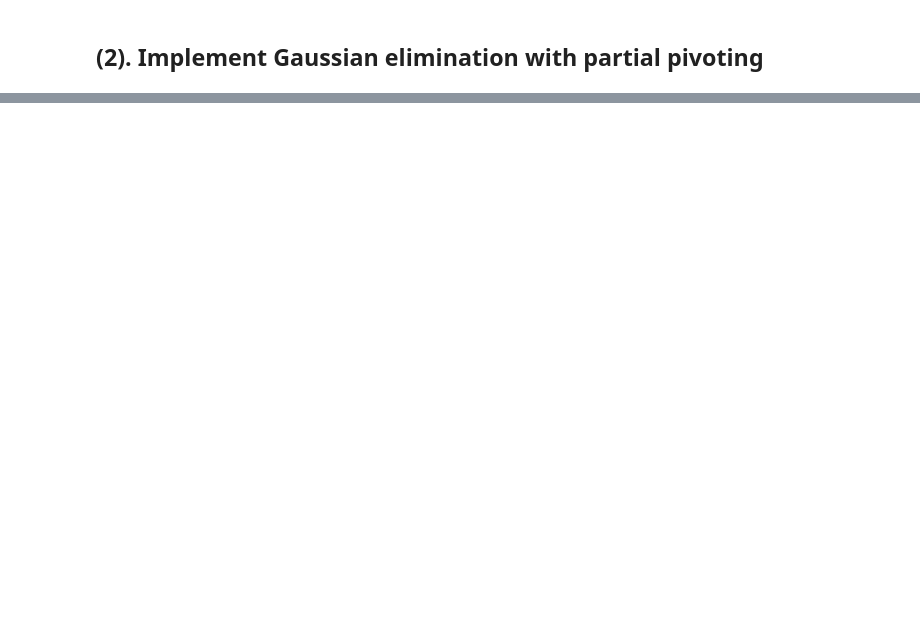
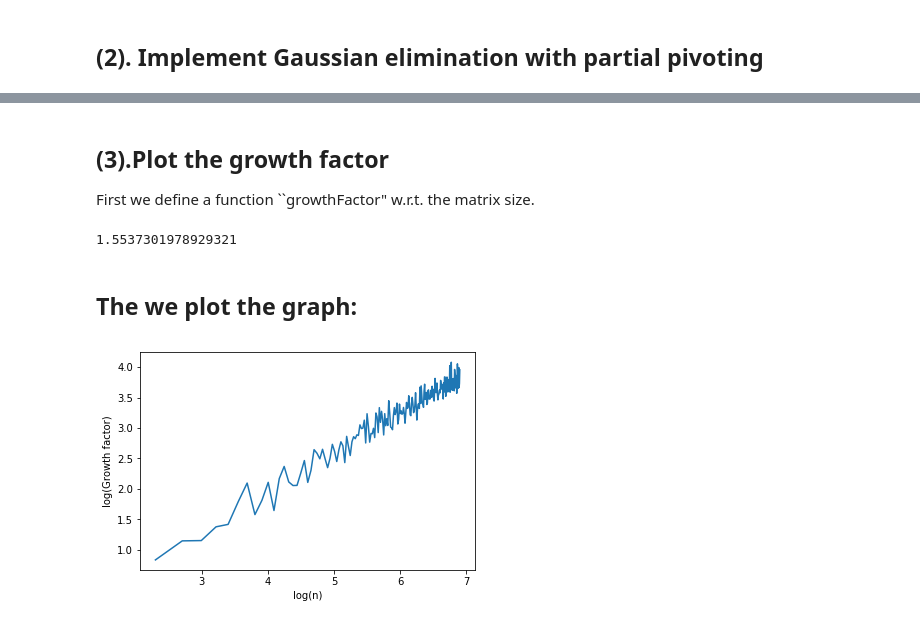
Before and after one commit to ShenshunYao/Math387-Numerical-analysis-Lab-assignment, a Jupyter notebook: Math387 Lab Assignment 2.ipynb, the cells around one changed output, grey strips where cells are left out. Cells and saved outputs as stored; diff of their text form; code cells hidden in the pictures; blank space fills up the shorter version.

```diff
--- a/Math387 Lab Assignment 2.ipynb
+++ b/Math387 Lab Assignment 2.ipynb
@@ -12,7 +12,6 @@ Write a function that takes $n$ as its parameter and generates an $n*n$ matrix,
 
 In order to simplify the calculation, we assume $n \in N^+$ and $n \in [1,100]$.
 # %%
-n=rn.randint(1,100)
-A=np.random.uniform(-1,1,(n,n))
-print(n)
-print(A)
+def randomMatrix(n):
+    A=np.random.uniform(-1,1,(n,n))
+    return A
@@ -34,3 +18,5 @@ print(A)
 # %% [markdown]
 ## (2). Implement Gaussian elimination with partial pivoting
+# %%
+E = randomMatrix(8)
 # %%
@@ -98,0 +62,28 @@ if __name__ == "__main__":
+# %% [markdown]
+## (3).Plot the growth factor
+First we define a function ``growthFactor" w.r.t. the matrix size.
+# %%
+def gf(n):
+    E = randomMatrix(n)
+    a = abs(E.max())
+    U = GEPP(E)
+    b = abs(U.max())
+    return abs(b/a)
+# %%
+gf(8)
+# %% [output]
+1.5537301978929321
+# %% [markdown]
+## The we plot the graph:
+# %%
+GF  = []
+for n in range(10,1000,5):
+    GF.append(gf(n))
+# %%
+xlist = [range(10,1000,5)]
+plt.plot((np.log(xlist)).flatten(),np.log(GF))
+plt.xlabel('log(n)')
+plt.ylabel('log(Growth factor)')
+plt.show()
+# %% [output]
+[figure, added]
```
Also changed, not shown: parts of 18 cells of this notebook.
